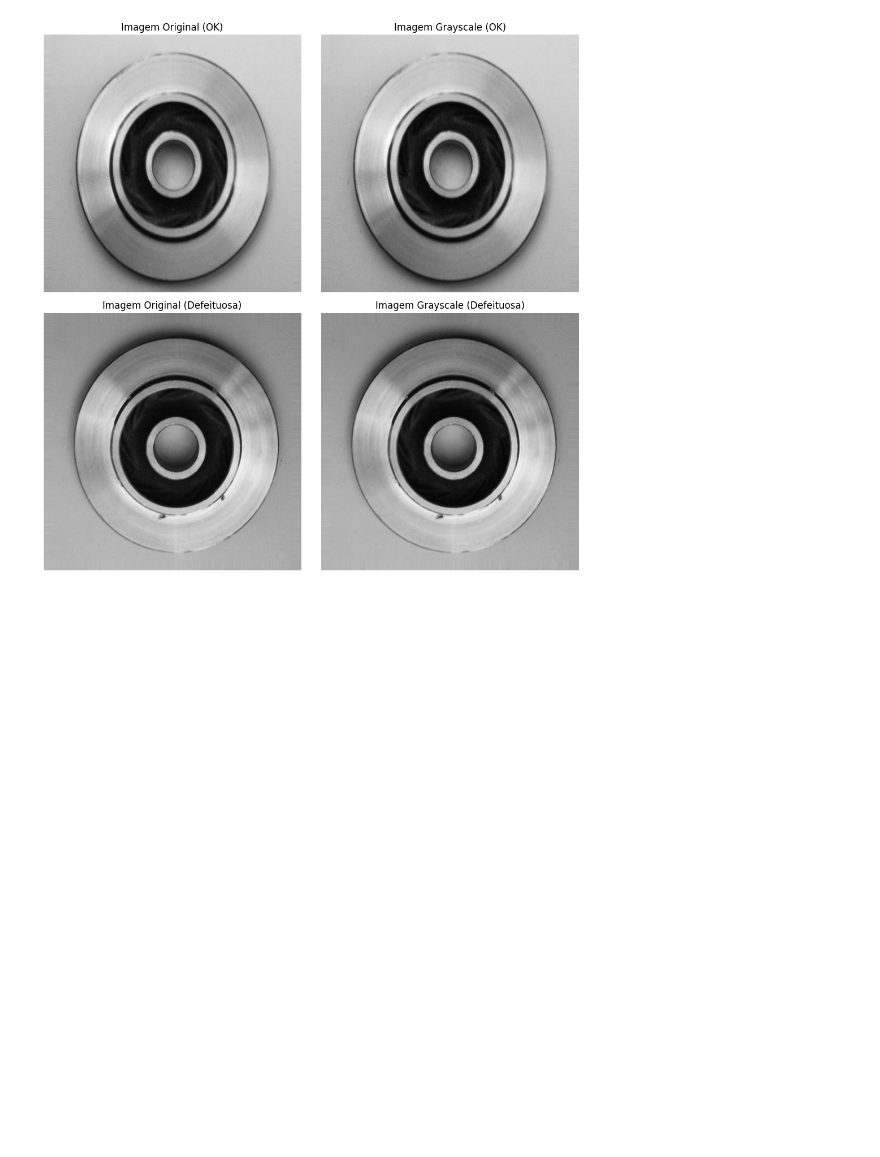
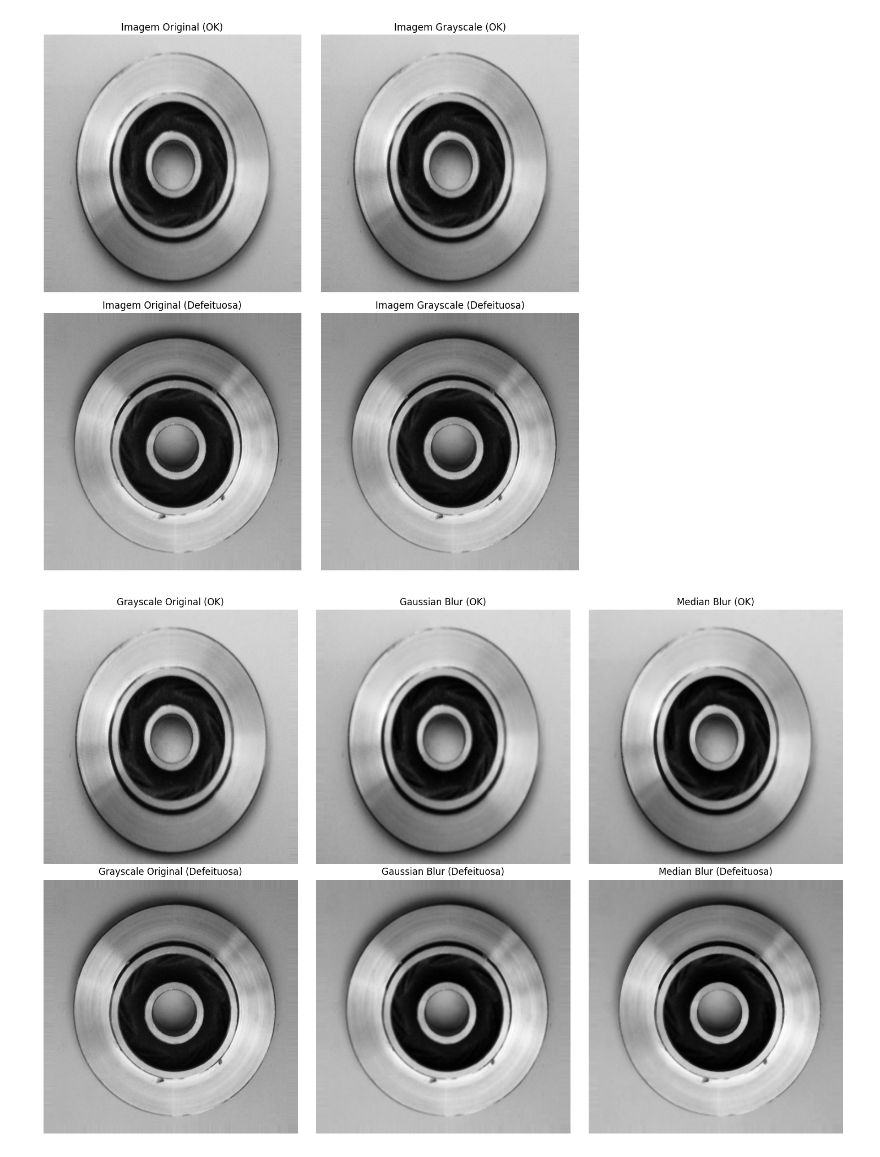
Before and after one commit to RSC-SC/ML-MiniProj-Mod2, a Jupyter notebook: ML_MiniProj_Mod2.ipynb, the cells around one changed output. Saved outputs shown, nothing was run; the diff lists cells and outputs as text; code cells hidden in the pictures; blank space fills up the shorter version.

```diff
--- a/ML_MiniProj_Mod2.ipynb
+++ b/ML_MiniProj_Mod2.ipynb
@@ -150,3 +154,52 @@ plt.tight_layout()
 plt.show()
 # %% [output]
 [figure]
+# %%
+import cv2
+import matplotlib.pyplot as plt
+
+# 1. Utilizando as imagens já carregadas e convertidas na célula anterior:
+# Variáveis: img_ok_gray e img_def_gray
+
+# 2. Aplicar o filtro Gaussian Blur com kernel (5, 5)
+img_ok_gaussian = cv2.GaussianBlur(img_ok_gray, (5, 5), 0)
+img_def_gaussian = cv2.GaussianBlur(img_def_gray, (5, 5), 0)
+
+# 3. Aplicar o filtro Median Blur com tamanho de abertura 5
+img_ok_median = cv2.medianBlur(img_ok_gray, 5)
+img_def_median = cv2.medianBlur(img_def_gray, 5)
+
+# 4. Montar e exibir um painel comparativo 2x3
+fig, axes = plt.subplots(2, 3, figsize=(15, 10))
+
+# Linha 1: OK
+axes[0, 0].imshow(img_ok_gray, cmap='gray')
+axes[0, 0].set_title('Grayscale Original (OK)')
+axes[0, 0].axis('off')
+
+axes[0, 1].imshow(img_ok_gaussian, cmap='gray')
+axes[0, 1].set_title('Gaussian Blur (OK)')
+axes[0, 1].axis('off')
+
+axes[0, 2].imshow(img_ok_median, cmap='gray')
+axes[0, 2].set_title('Median Blur (OK)')
+axes[0, 2].axis('off')
+
+# Linha 2: Defeituosa
+axes[1, 0].imshow(img_def_gray, cmap='gray')
+axes[1, 0].set_title('Grayscale Original (Defeituosa)')
+axes[1, 0].axis('off')
+
+axes[1, 1].imshow(img_def_gaussian, cmap='gray')
+axes[1, 1].set_title('Gaussian Blur (Defeituosa)')
+axes[1, 1].axis('off')
+
+axes[1, 2].imshow(img_def_median, cmap='gray')
+axes[1, 2].set_title('Median Blur (Defeituosa)')
+axes[1, 2].axis('off')
+
+# Ajustar layout e exibir
+plt.tight_layout()
+plt.show()
+# %% [output]
+[figure, added]
```
Also changed, not shown: parts of 3 cells of this notebook.
